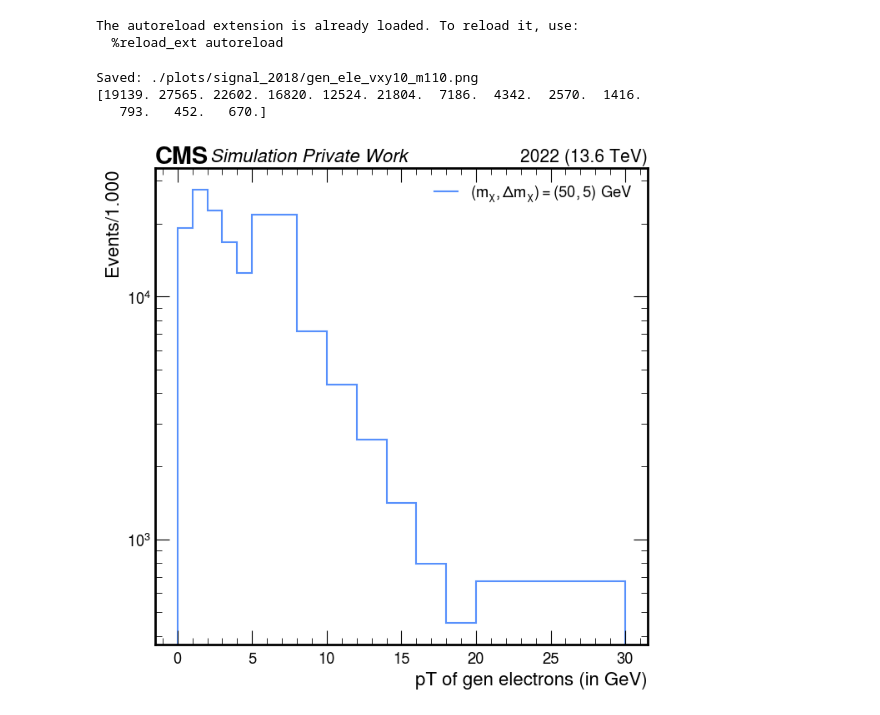
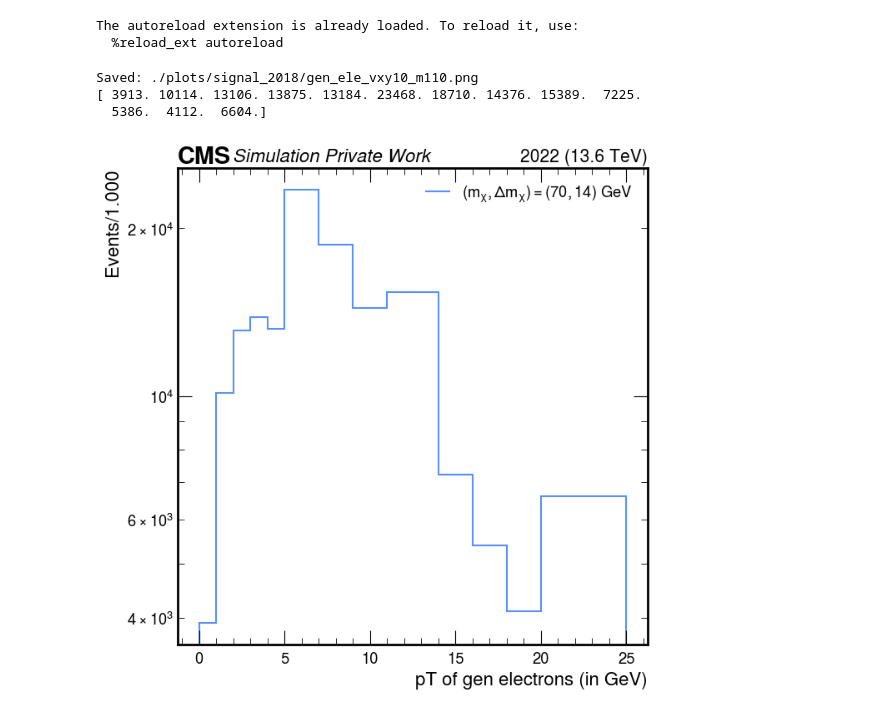
Before and after one commit to cms-idm/IDM, a Jupyter notebook: python_analysis/exampleNotebooks/USCMS10pT_Effplots.ipynb, the cells around one changed output. Cells and saved outputs as stored; diff of their text form; code cells hidden in the pictures.

Commit message:
Added 20 40 GeV samples and work associated to it.

```diff
--- a/python_analysis/exampleNotebooks/USCMS10pT_Effplots.ipynb
+++ b/python_analysis/exampleNotebooks/USCMS10pT_Effplots.ipynb
@@ -22,15 +22,17 @@ import utils
 The autoreload extension is already loaded. To reload it, use:
   %reload_ext autoreload
 # %%
-f_sig = "../coffea/AllInOne_2022/AllInOne.coffea"
+f_sig = "../coffea/SampleFactoryProducts_2022/Sig77_14_ctau1_100.coffea"
+
+# f_sig = "../coffea/SampleFactoryProducts_2022/Sig44_08_ctau1_100.coffea"
+# f_sig = "../coffea/SampleFactoryProducts_2022/Sig22_04_ctau1_100.coffea"
 
 #Nested Dictionary:
 sig_histo = util.load(f_sig) [0]
 # %%
 fig, ax = plt.subplots(figsize=(7,7))
 
-delta =0.1
-ctau =10
+
 
 # Plot settings
 plot_dict = {
@@ -60,43 +62,42 @@ style_dict = {
 
 
 #signal points
-m1=50
-# m1s=[10,30,50]
-delta =0.1
-ctau =10
+m1=70
+delta =0.2
+ctau =1
 
 
 
 counts,edges=    ptools.plot_signal_1D(sig_histo, m1, delta, ctau, plot_dict, style_dict)
 
 
 
 counts = np.array(counts)     # shape: (n_m1, n_bins)
 edges  = np.array(edges)      # shape: (n_m1, n_edges)
 
 # counts, edges = ptools.plot_signal_1D(sig_histo, m1, delta, ctau, plot_dict, style_dict)
 
 
 mask = counts != 0
 
 bins_x = (edges[:-1] + edges[1:])*(0.5)
 
 counts_nonzero_den = np.where(mask, counts, np.nan)
 edges_nonzero_den  = np.where(mask, bins_x, np.nan)
 
 
 print (counts_nonzero_den )
 # avg_den = np.mean(counts_nonzero_den, axis=0)
 # print("average=", avg_den)
 
 
 # total = np.sum(counts_nonzero_den)
 # print ("TOTAL number of gen electrons:", total)
 # %% [output]
 Saved: ./plots/signal_2018/gen_ele_vxy10_m110.png
-[19139. 27565. 22602. 16820. 12524. 21804.  7186.  4342.  2570.  1416.
-   793.   452.   670.]
+[ 3913. 10114. 13106. 13875. 13184. 23468. 18710. 14376. 15389.  7225.
+  5386.  4112.  6604.]
-[figure, old version]
+[figure, new version]
 # %%
 fig, ax = plt.subplots(figsize=(7,7))
 
```
Also changed, not shown: parts of 7 cells of this notebook, 5 other files.
